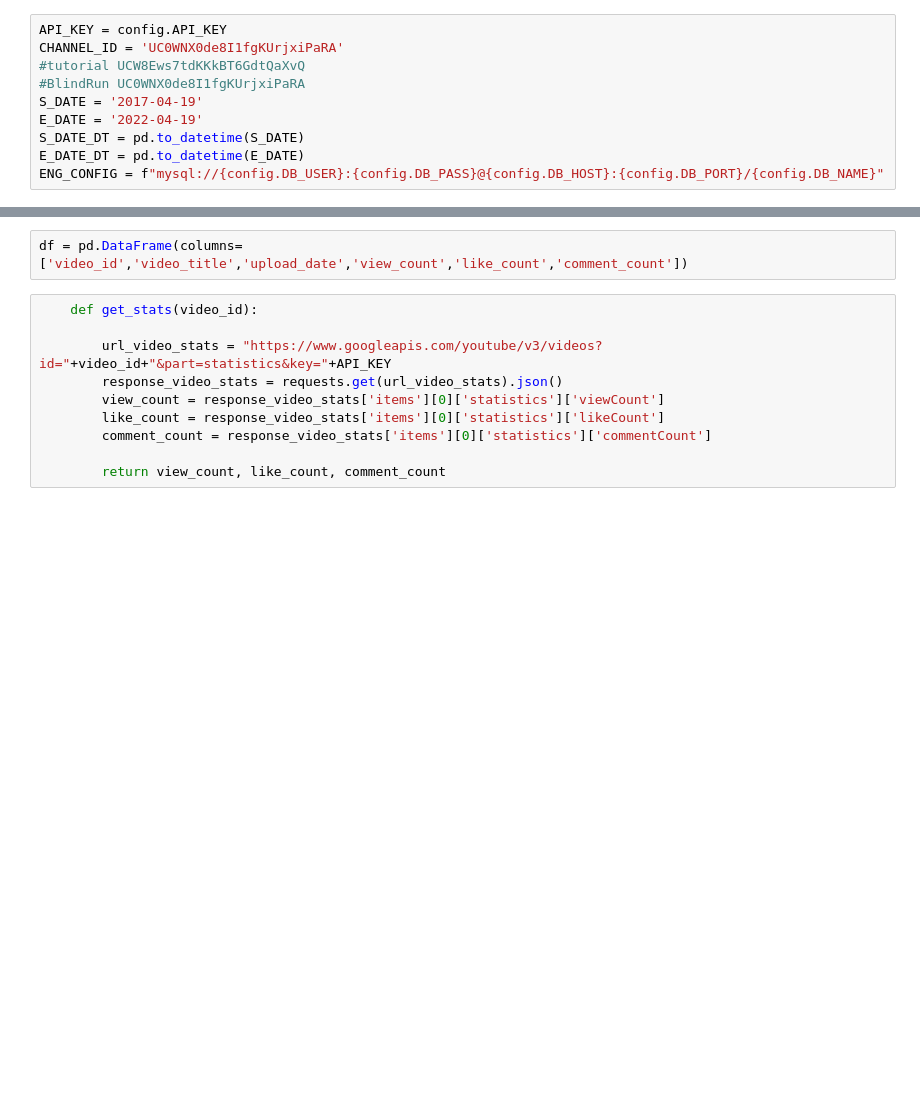
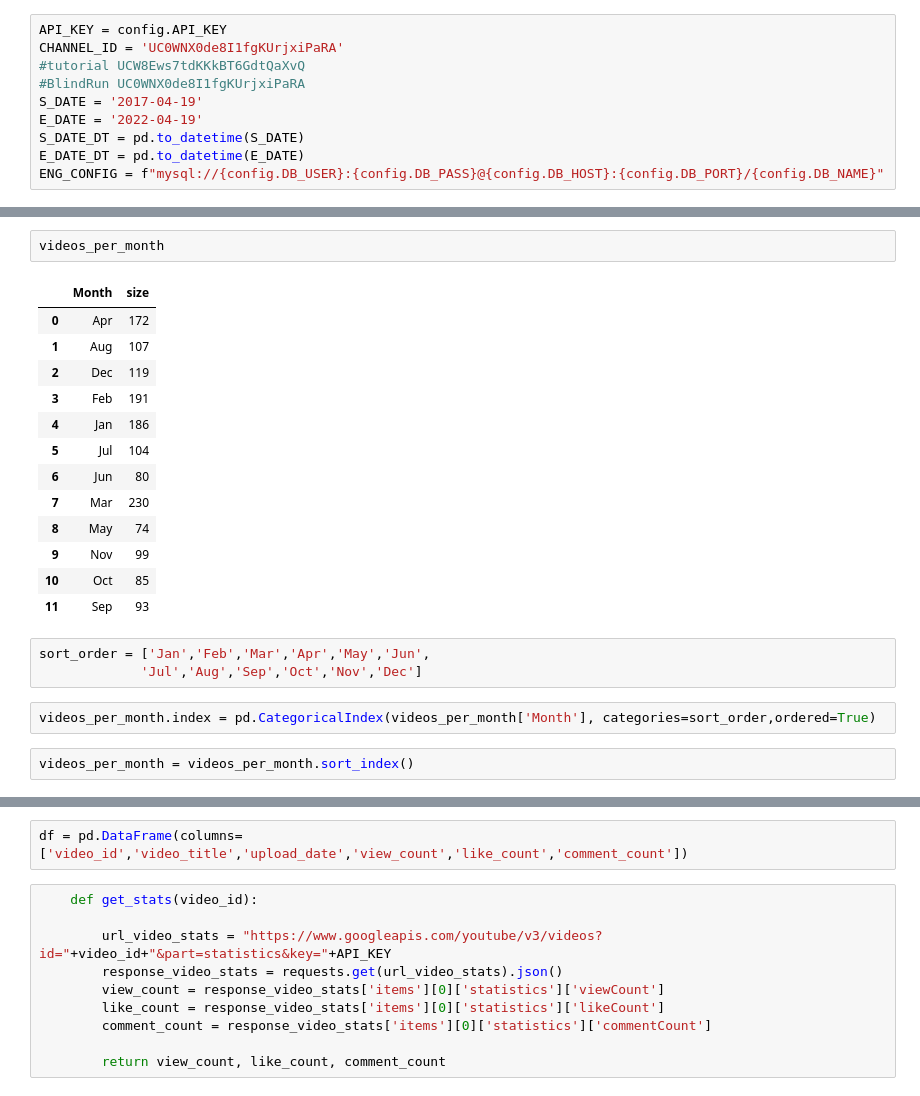
Before and after one commit to jab9k2/Youtube-API, a Jupyter notebook: main.ipynb, the cells around one changed output, grey strips where cells are left out. Cells and saved outputs as stored; diff of their text form; blank space fills up the shorter version.

```diff
--- a/main.ipynb
+++ b/main.ipynb
@@ -33,0 +229,23 @@ ENG_CONFIG = f"mysql://{config.DB_USER}:{config.DB_PASS}@{config.DB_HOST}:{confi
+# %%
+videos_per_month
+# %% [output]
+|  | Month | size |
+| 0 | Apr | 172 |
+| 1 | Aug | 107 |
+| 2 | Dec | 119 |
+| 3 | Feb | 191 |
+| 4 | Jan | 186 |
+| 5 | Jul | 104 |
+| 6 | Jun | 80 |
+| 7 | Mar | 230 |
+| 8 | May | 74 |
+| 9 | Nov | 99 |
+| 10 | Oct | 85 |
+| 11 | Sep | 93 |
+# %%
+sort_order = ['Jan','Feb','Mar','Apr','May','Jun',
+             'Jul','Aug','Sep','Oct','Nov','Dec']
+# %%
+videos_per_month.index = pd.CategoricalIndex(videos_per_month['Month'], categories=sort_order,ordered=True)
+# %%
+videos_per_month = videos_per_month.sort_index()
```
Also changed, not shown: parts of 38 cells of this notebook.
